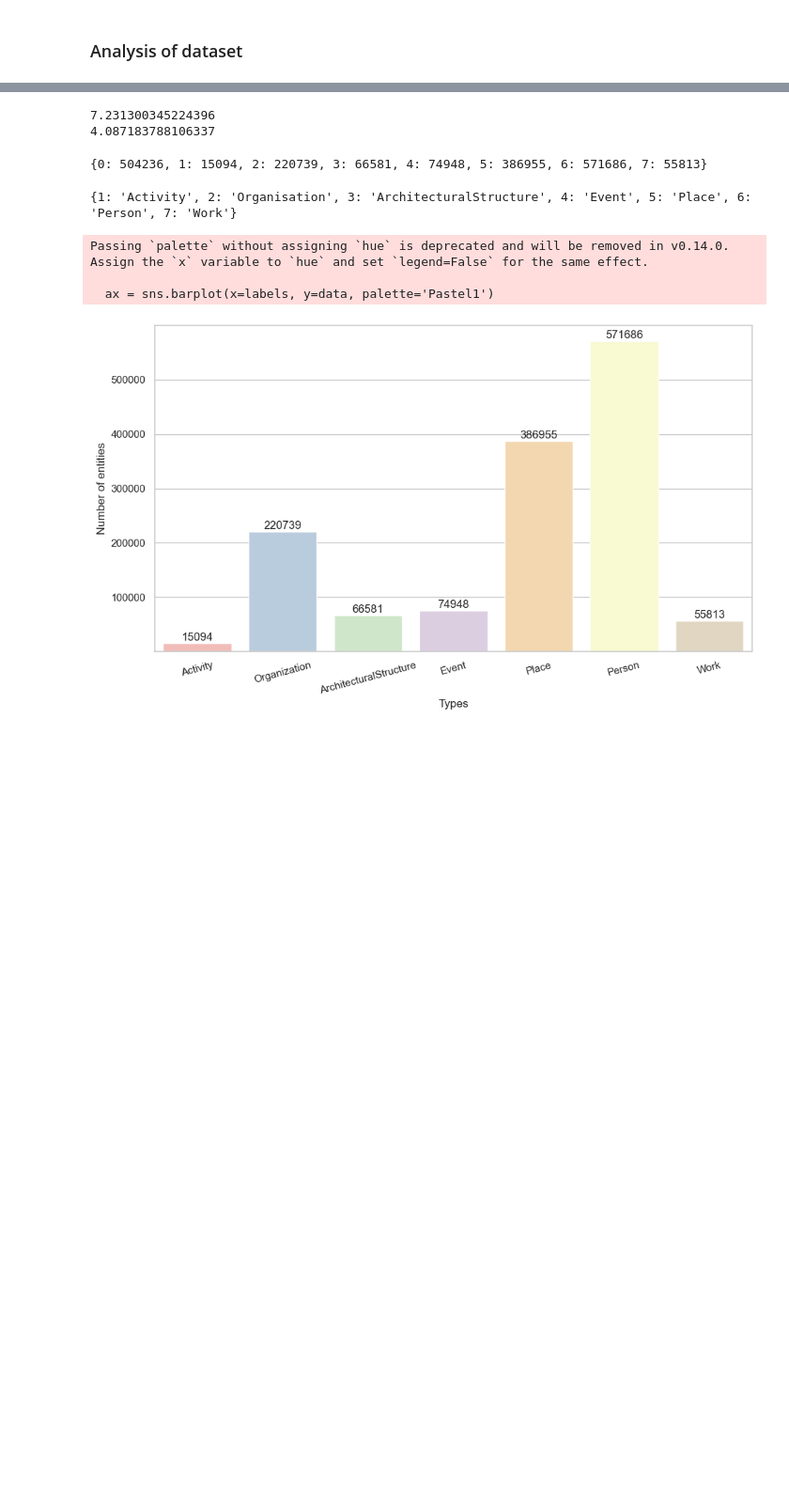
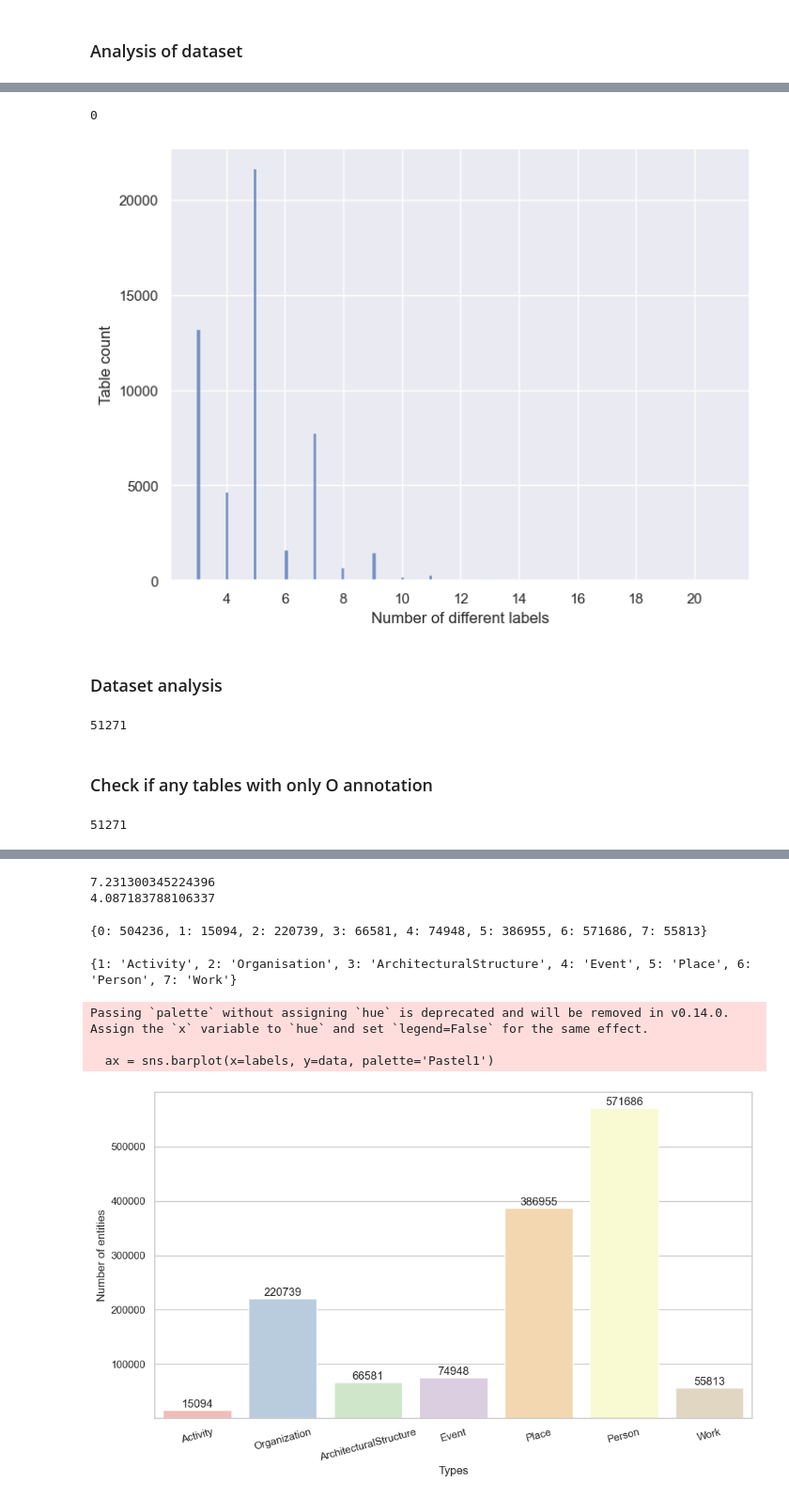
Before and after one commit to table-interpretation/wiki_table_NER, a Jupyter notebook: notebooks/data_plots.ipynb, the cells around one changed output, grey strips where cells are left out. Shown at 94% size. Drawn from its saved outputs; the diff is of its cells as text; code cells hidden in the pictures; blank space fills up the shorter version.

```diff
--- a/notebooks/data_plots.ipynb
+++ b/notebooks/data_plots.ipynb
@@ -178,0 +96,16 @@ with tqdm(total=len(dataset)) as progress:
+# %%
+from matplotlib.ticker import MaxNLocator
+
+fig, ax = plt.subplots(1)
+
+sns.histplot(num_diff_labels,kde=False,ax=ax)
+ax.set(xlabel='Number of different labels', ylabel='Table count')
+ax.xaxis.set_major_locator(MaxNLocator(integer=True))
+
+#ax.set_title("n")
+print(len([l for l in num_diff_labels if l==2]))
+# %% [output]
+0
+[figure, added]
+# %% [markdown]
+### Dataset analysis
@@ -178,0 +116,10 @@ with tqdm(total=len(dataset)) as progress:
+# %%
+len(ner_tables)
+# %% [output]
+51271
+# %% [markdown]
+### Check if any tables with only O annotation
+# %%
+len(ner_tables)
+# %% [output]
+51271
```
Also changed, not shown: parts of 38 cells of this notebook, 6 other files.
